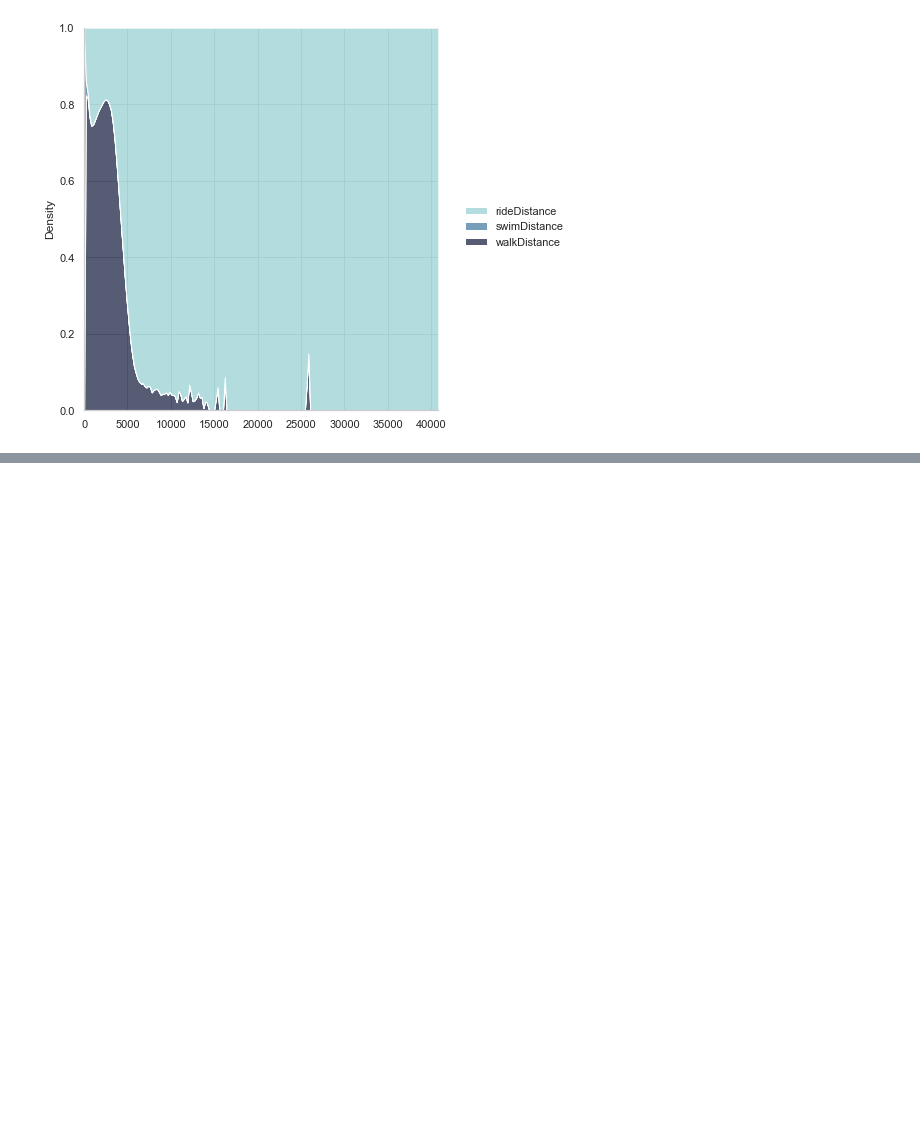
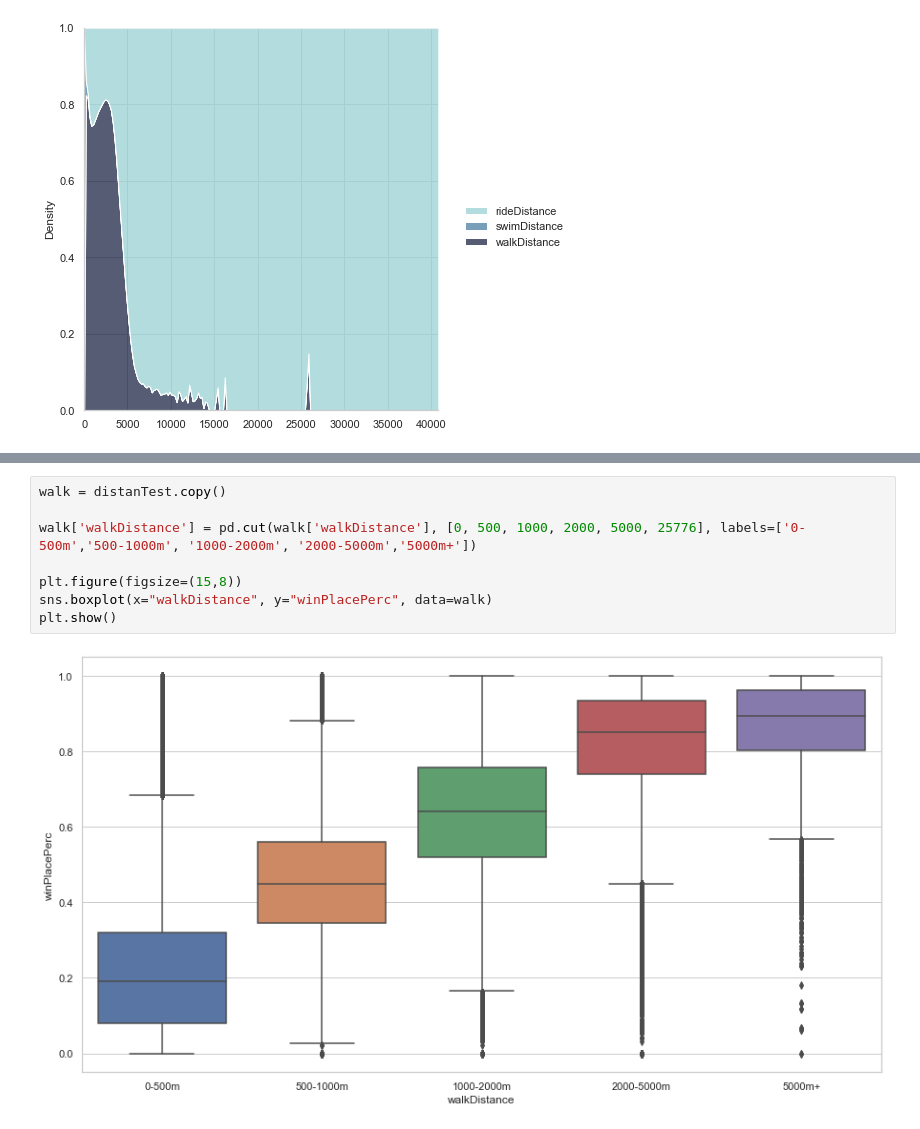
Before and after one commit to HalfMoon1008/PUBG_ML_Project, a Jupyter notebook: 2nModeling_PUBG.ipynb, the cells around one changed output, grey strips where cells are left out. Cells and saved outputs as stored; diff of their text form; blank space fills up the shorter version.

```diff
--- a/2nModeling_PUBG.ipynb
+++ b/2nModeling_PUBG.ipynb
@@ -109,0 +126,10 @@ sns.displot(
+# %%
+walk = distanTest.copy()
+
+walk['walkDistance'] = pd.cut(walk['walkDistance'], [0, 500, 1000, 2000, 5000, 25776], labels=['0-500m','500-1000m', '1000-2000m', '2000-5000m','5000m+'])
+
+plt.figure(figsize=(15,8))
+sns.boxplot(x="walkDistance", y="winPlacePerc", data=walk)
+plt.show()
+# %% [output]
+[figure, added]
```
Also changed, not shown: parts of 12 cells of this notebook.
